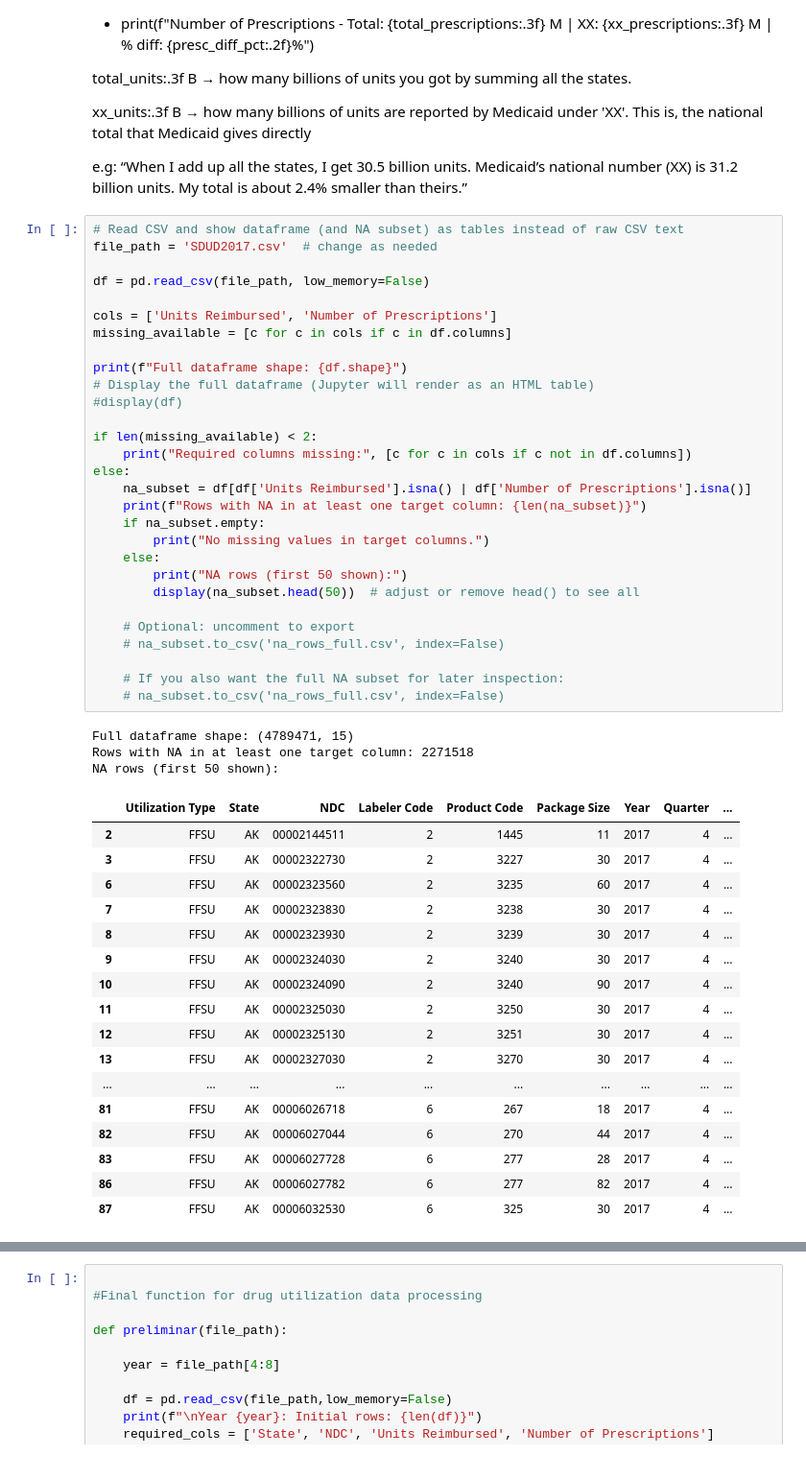
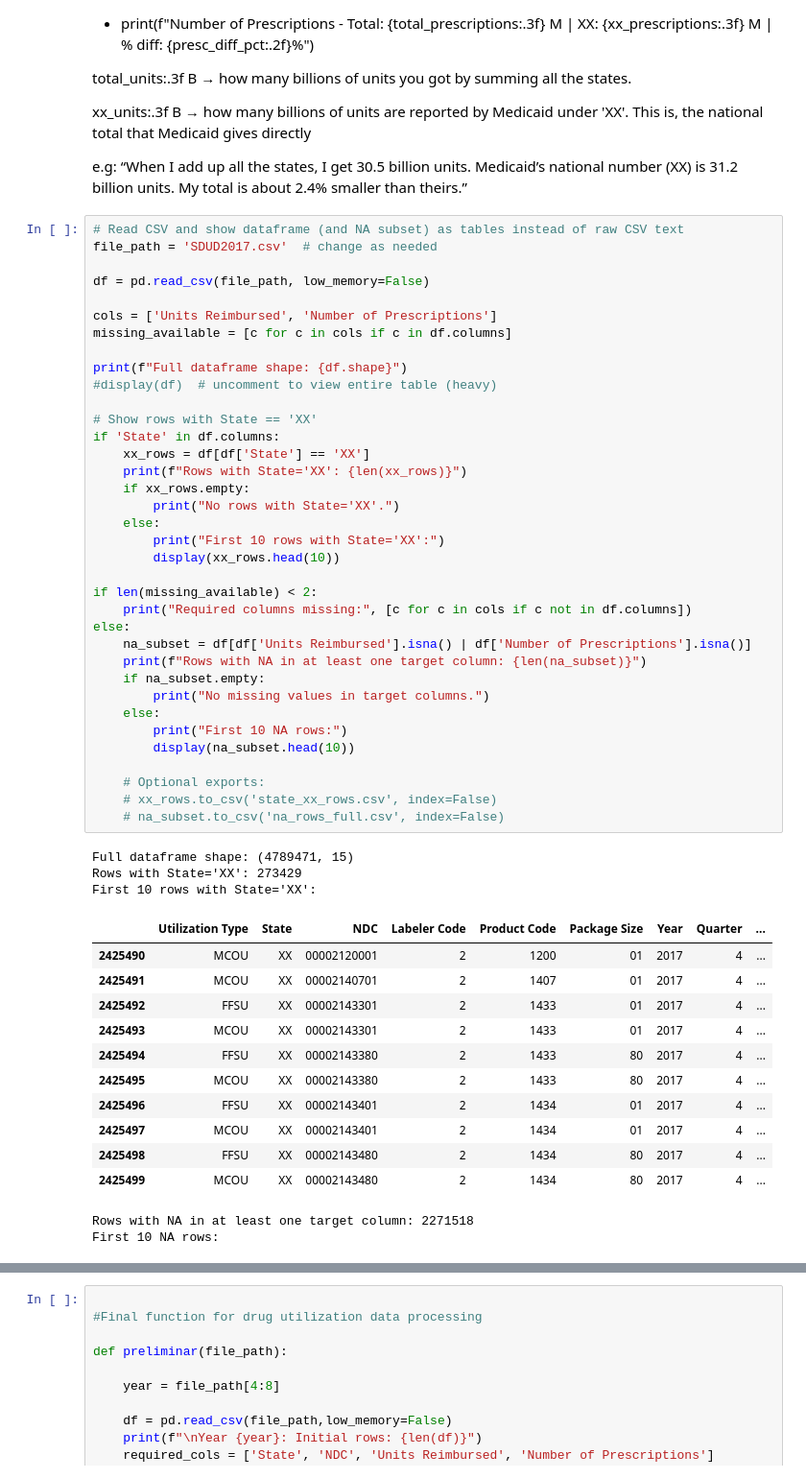
Before and after one commit to Lilianptr/DCMME, a Jupyter notebook: SDUD/File_01_SDUD.ipynb, the cells around one changed output, grey strips where cells are left out. Shown at 96% size. Cells and saved outputs as stored; diff of their text form.

```diff
--- a/SDUD/File_01_SDUD.ipynb
+++ b/SDUD/File_01_SDUD.ipynb
@@ -158,50 +156,53 @@ My total is about 2.4% smaller than theirs.”
 # %%
 # Read CSV and show dataframe (and NA subset) as tables instead of raw CSV text
 file_path = 'SDUD2017.csv'  # change as needed
 
 df = pd.read_csv(file_path, low_memory=False)
 
 cols = ['Units Reimbursed', 'Number of Prescriptions']
 missing_available = [c for c in cols if c in df.columns]
 
 print(f"Full dataframe shape: {df.shape}")
-# Display the full dataframe (Jupyter will render as an HTML table)
-#display(df)
+#display(df)  # uncomment to view entire table (heavy)
+
+# Show rows with State == 'XX'
+if 'State' in df.columns:
+    xx_rows = df[df['State'] == 'XX']
+    print(f"Rows with State='XX': {len(xx_rows)}")
+    if xx_rows.empty:
+        print("No rows with State='XX'.")
+    else:
+        print("First 10 rows with State='XX':")
+        display(xx_rows.head(10))
 
 if len(missing_available) < 2:
     print("Required columns missing:", [c for c in cols if c not in df.columns])
 else:
     na_subset = df[df['Units Reimbursed'].isna() | df['Number of Prescriptions'].isna()]
     print(f"Rows with NA in at least one target column: {len(na_subset)}")
     if na_subset.empty:
         print("No missing values in target columns.")
     else:
-        print("NA rows (first 50 shown):")
-        display(na_subset.head(50))  # adjust or remove head() to see all
+        print("First 10 NA rows:")
+        display(na_subset.head(10))
 
-    # Optional: uncomment to export
+    # Optional exports:
+    # xx_rows.to_csv('state_xx_rows.csv', index=False)
     # na_subset.to_csv('na_rows_full.csv', index=False)
-
-    # If you also want the full NA subset for later inspection:
-    # na_subset.to_csv('na_rows_full.csv', index=False)
 # %% [output]
 Full dataframe shape: (4789471, 15)
-Rows with NA in at least one target column: 2271518
-NA rows (first 50 shown):
+Rows with State='XX': 273429
+First 10 rows with State='XX':
 |  | Utilization Type | State | NDC | Labeler Code | Product Code | Package Size | Year | Quarter | ... |
-| 2 | FFSU | AK | 00002144511 | 2 | 1445 | 11 | 2017 | 4 | ... |
-| 3 | FFSU | AK | 00002322730 | 2 | 3227 | 30 | 2017 | 4 | ... |
-| 6 | FFSU | AK | 00002323560 | 2 | 3235 | 60 | 2017 | 4 | ... |
-| 7 | FFSU | AK | 00002323830 | 2 | 3238 | 30 | 2017 | 4 | ... |
-| 8 | FFSU | AK | 00002323930 | 2 | 3239 | 30 | 2017 | 4 | ... |
-| 9 | FFSU | AK | 00002324030 | 2 | 3240 | 30 | 2017 | 4 | ... |
-| 10 | FFSU | AK | 00002324090 | 2 | 3240 | 90 | 2017 | 4 | ... |
-| 11 | FFSU | AK | 00002325030 | 2 | 3250 | 30 | 2017 | 4 | ... |
-| 12 | FFSU | AK | 00002325130 | 2 | 3251 | 30 | 2017 | 4 | ... |
-| 13 | FFSU | AK | 00002327030 | 2 | 3270 | 30 | 2017 | 4 | ... |
-| ... | ... | ... | ... | ... | ... | ... | ... | ... | ... |
-| 81 | FFSU | AK | 00006026718 | 6 | 267 | 18 | 2017 | 4 | ... |
-| 82 | FFSU | AK | 00006027044 | 6 | 270 | 44 | 2017 | 4 | ... |
-| 83 | FFSU | AK | 00006027728 | 6 | 277 | 28 | 2017 | 4 | ... |
-| 86 | FFSU | AK | 00006027782 | 6 | 277 | 82 | 2017 | 4 | ... |
-| 87 | FFSU | AK | 00006032530 | 6 | 325 | 30 | 2017 | 4 | ... |
+| 2425490 | MCOU | XX | 00002120001 | 2 | 1200 | 01 | 2017 | 4 | ... |
+| 2425491 | MCOU | XX | 00002140701 | 2 | 1407 | 01 | 2017 | 4 | ... |
+| 2425492 | FFSU | XX | 00002143301 | 2 | 1433 | 01 | 2017 | 4 | ... |
+| 2425493 | MCOU | XX | 00002143301 | 2 | 1433 | 01 | 2017 | 4 | ... |
+| 2425494 | FFSU | XX | 00002143380 | 2 | 1433 | 80 | 2017 | 4 | ... |
+| 2425495 | MCOU | XX | 00002143380 | 2 | 1433 | 80 | 2017 | 4 | ... |
+| 2425496 | FFSU | XX | 00002143401 | 2 | 1434 | 01 | 2017 | 4 | ... |
+| 2425497 | MCOU | XX | 00002143401 | 2 | 1434 | 01 | 2017 | 4 | ... |
+| 2425498 | FFSU | XX | 00002143480 | 2 | 1434 | 80 | 2017 | 4 | ... |
+| 2425499 | MCOU | XX | 00002143480 | 2 | 1434 | 80 | 2017 | 4 | ... |
+Rows with NA in at least one target column: 2271518
+First 10 NA rows:
```
Also changed, not shown: parts of 3 cells of this notebook, 2 other files.
